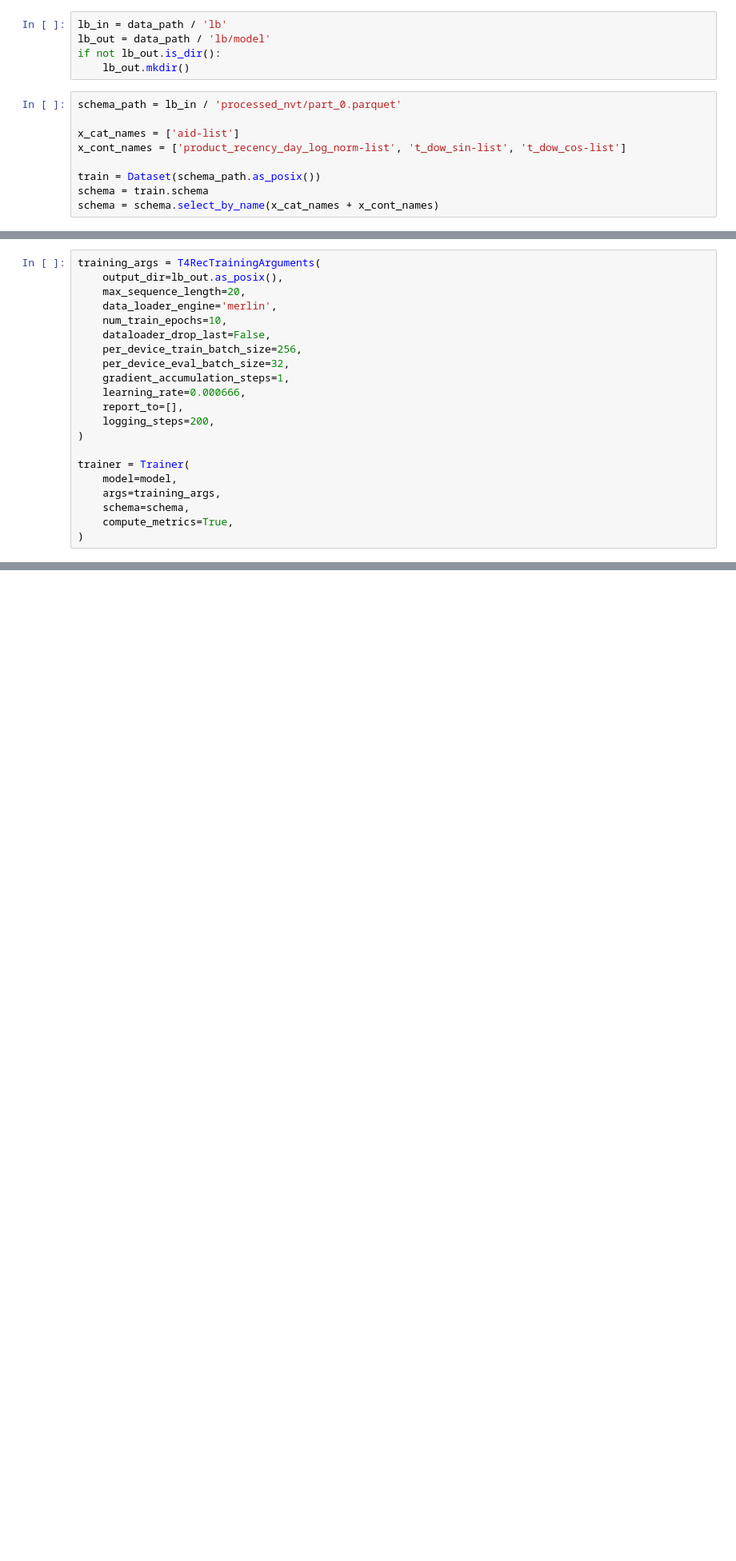
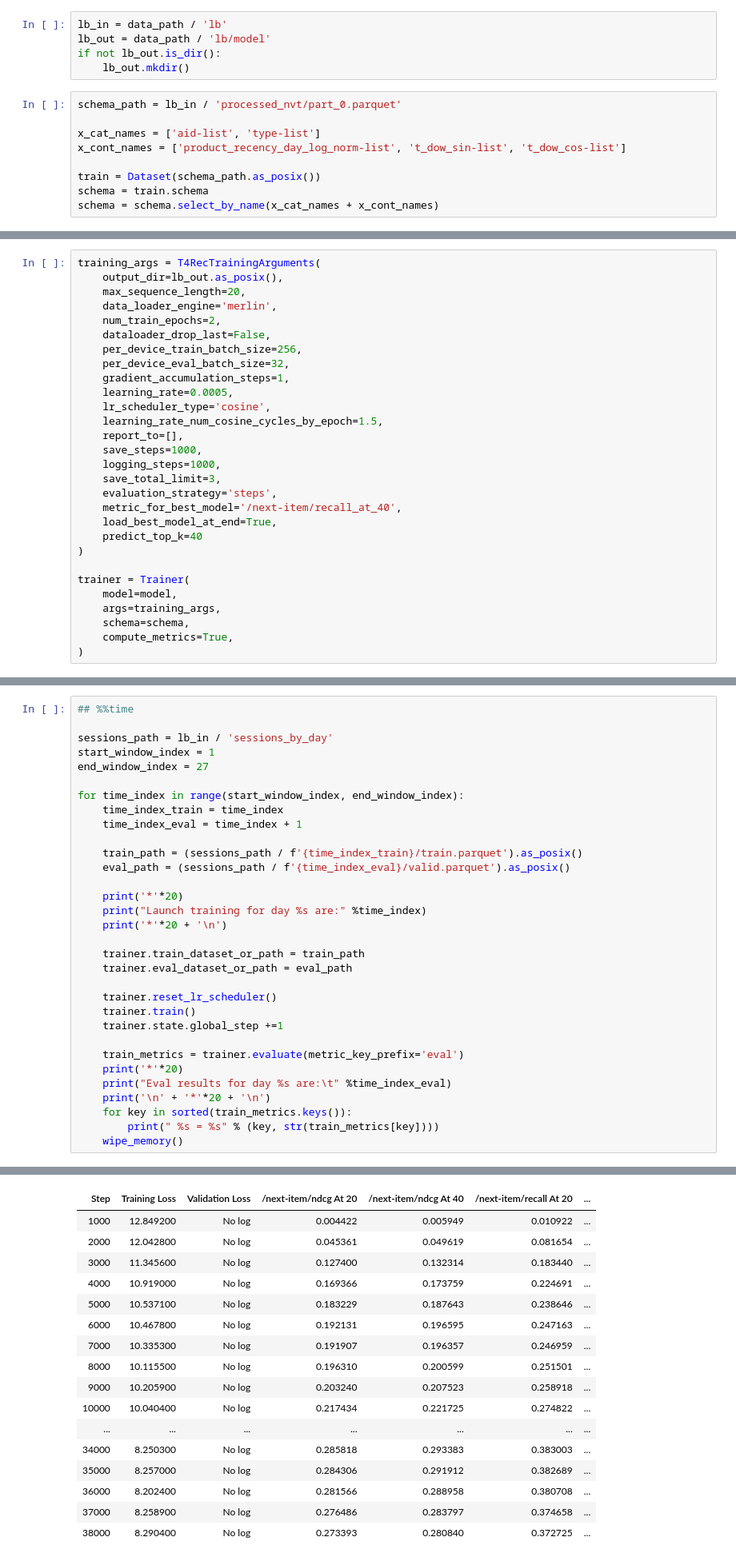
Before and after one commit to SinnerSS/OTTO-recsys, a Jupyter notebook: t4r/03-traint4r.ipynb, the cells around one changed output, grey strips where cells are left out. Shown at 80% size. Drawn from its saved outputs; the diff is of its cells as text; blank space fills up the shorter version.

Commit message:
refactor: split sessions by day

```diff
--- a/t4r/03-traint4r.ipynb
+++ b/t4r/03-traint4r.ipynb
@@ -24,7 +24,7 @@ if not lb_out.is_dir():
 # %%
 schema_path = lb_in / 'processed_nvt/part_0.parquet'
 
-x_cat_names = ['aid-list']
+x_cat_names = ['aid-list', 'type-list']
 x_cont_names = ['product_recency_day_log_norm-list', 't_dow_sin-list', 't_dow_cos-list']
 
 train = Dataset(schema_path.as_posix())
@@ -66,14 +69,22 @@ training_args = T4RecTrainingArguments(
     output_dir=lb_out.as_posix(),
     max_sequence_length=20,
     data_loader_engine='merlin',
-    num_train_epochs=10,
+    num_train_epochs=2,
     dataloader_drop_last=False,
     per_device_train_batch_size=256,
     per_device_eval_batch_size=32,
     gradient_accumulation_steps=1,
-    learning_rate=0.000666,
+    learning_rate=0.0005,
+    lr_scheduler_type='cosine',
+    learning_rate_num_cosine_cycles_by_epoch=1.5,
     report_to=[],
-    logging_steps=200,
+    save_steps=1000,
+    logging_steps=1000,
+    save_total_limit=3,
+    evaluation_strategy='steps',
+    metric_for_best_model='/next-item/recall_at_40',
+    load_best_model_at_end=True,
+    predict_top_k=40
 )
 
 trainer = Trainer(
@@ -115,0 +96,33 @@ for time_index in range(start_window_index, end_window_index):
+# %%
+## %%time
+
+sessions_path = lb_in / 'sessions_by_day'
+start_window_index = 1
+end_window_index = 27
+
+for time_index in range(start_window_index, end_window_index):
+    time_index_train = time_index
+    time_index_eval = time_index + 1
+
+    train_path = (sessions_path / f'{time_index_train}/train.parquet').as_posix()
+    eval_path = (sessions_path / f'{time_index_eval}/valid.parquet').as_posix()
+
+    print('*'*20)
+    print("Launch training for day %s are:" %time_index)
+    print('*'*20 + '\n')
+
+    trainer.train_dataset_or_path = train_path
+    trainer.eval_dataset_or_path = eval_path
+
+    trainer.reset_lr_scheduler()
+    trainer.train()
+    trainer.state.global_step +=1
+
+    train_metrics = trainer.evaluate(metric_key_prefix='eval')
+    print('*'*20)
+    print("Eval results for day %s are:\t" %time_index_eval)
+    print('\n' + '*'*20 + '\n')
+    for key in sorted(train_metrics.keys()):
+        print(" %s = %s" % (key, str(train_metrics[key])))
+    wipe_memory()
+# %% [output]
@@ -115,0 +133,17 @@ for time_index in range(start_window_index, end_window_index):
+| Step | Training Loss | Validation Loss | /next-item/ndcg At 20 | /next-item/ndcg At 40 | /next-item/recall At 20 | ... |
+| 1000 | 12.849200 | No log | 0.004422 | 0.005949 | 0.010922 | ... |
+| 2000 | 12.042800 | No log | 0.045361 | 0.049619 | 0.081654 | ... |
+| 3000 | 11.345600 | No log | 0.127400 | 0.132314 | 0.183440 | ... |
+| 4000 | 10.919000 | No log | 0.169366 | 0.173759 | 0.224691 | ... |
+| 5000 | 10.537100 | No log | 0.183229 | 0.187643 | 0.238646 | ... |
+| 6000 | 10.467800 | No log | 0.192131 | 0.196595 | 0.247163 | ... |
+| 7000 | 10.335300 | No log | 0.191907 | 0.196357 | 0.246959 | ... |
+| 8000 | 10.115500 | No log | 0.196310 | 0.200599 | 0.251501 | ... |
+| 9000 | 10.205900 | No log | 0.203240 | 0.207523 | 0.258918 | ... |
+| 10000 | 10.040400 | No log | 0.217434 | 0.221725 | 0.274822 | ... |
+| ... | ... | ... | ... | ... | ... | ... |
+| 34000 | 8.250300 | No log | 0.285818 | 0.293383 | 0.383003 | ... |
+| 35000 | 8.257000 | No log | 0.284306 | 0.291912 | 0.382689 | ... |
+| 36000 | 8.202400 | No log | 0.281566 | 0.288958 | 0.380708 | ... |
+| 37000 | 8.258900 | No log | 0.276486 | 0.283797 | 0.374658 | ... |
+| 38000 | 8.290400 | No log | 0.273393 | 0.280840 | 0.372725 | ... |
```
Also changed, not shown: parts of 4 cells of this notebook, 3 other files.
